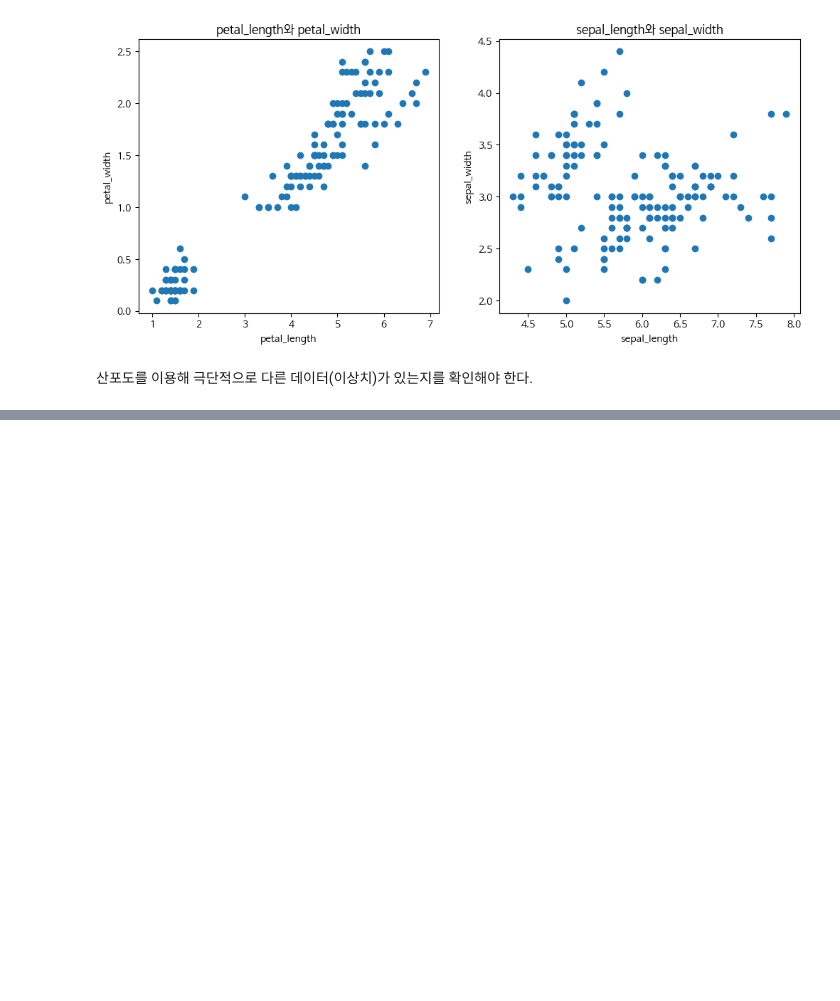
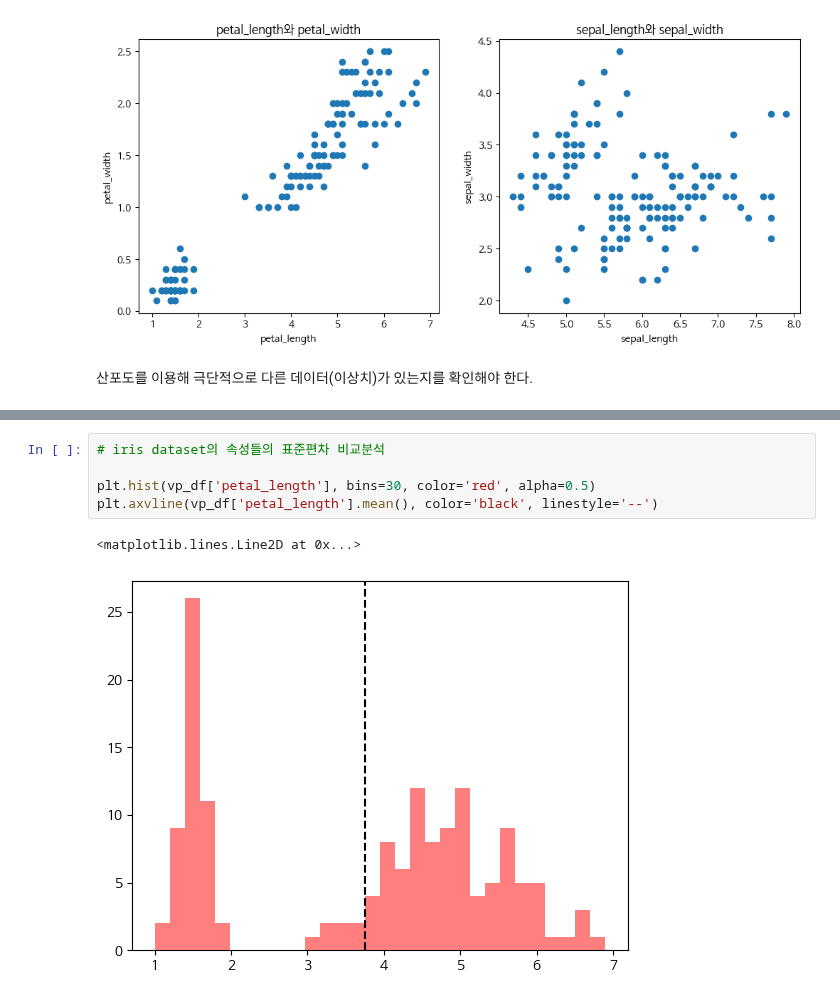
Before and after one commit to Telkem/hipython_rep, a Jupyter notebook: 19_기술통계.ipynb, the cells around one changed output, grey strips where cells are left out. Drawn from its saved outputs; the diff is of its cells as text; blank space fills up the shorter version.

```diff
--- a/19_기술통계.ipynb
+++ b/19_기술통계.ipynb
@@ -143,0 +182,8 @@ plt.show()
+# %%
+# iris dataset의 속성들의 표준편차 비교분석
+
+plt.hist(vp_df['petal_length'], bins=30, color='red', alpha=0.5)
+plt.axvline(vp_df['petal_length'].mean(), color='black', linestyle='--')
+# %% [output]
+<matplotlib.lines.Line2D at 0x...>
+[figure, added]
```
Also changed, not shown: parts of 22 cells of this notebook, 1 other file.
